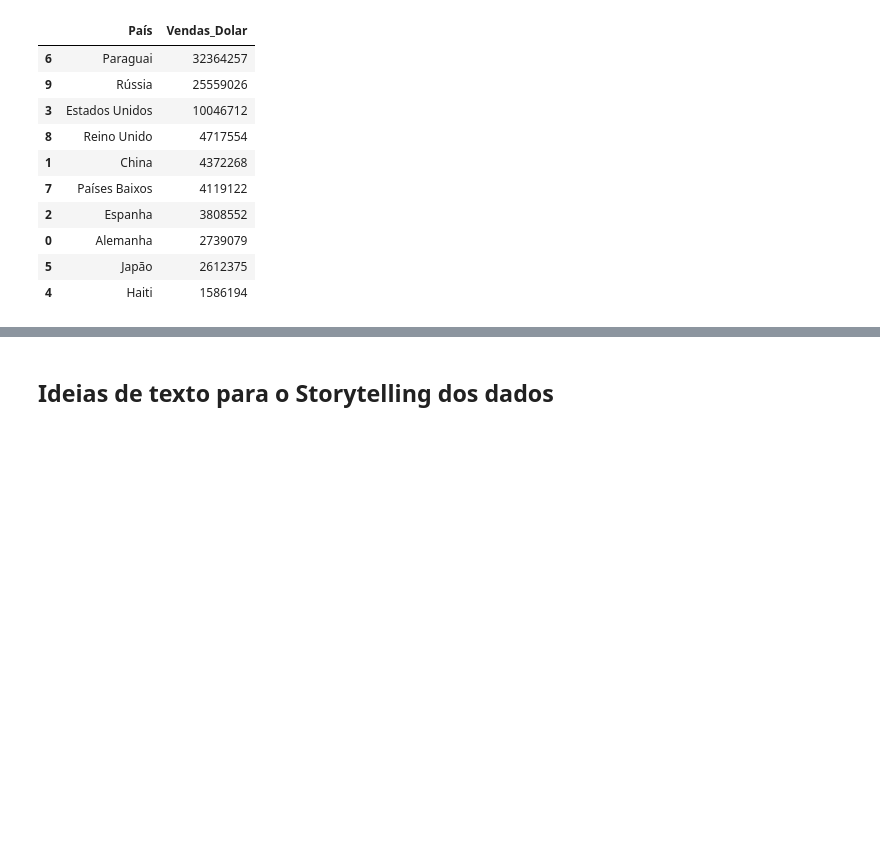
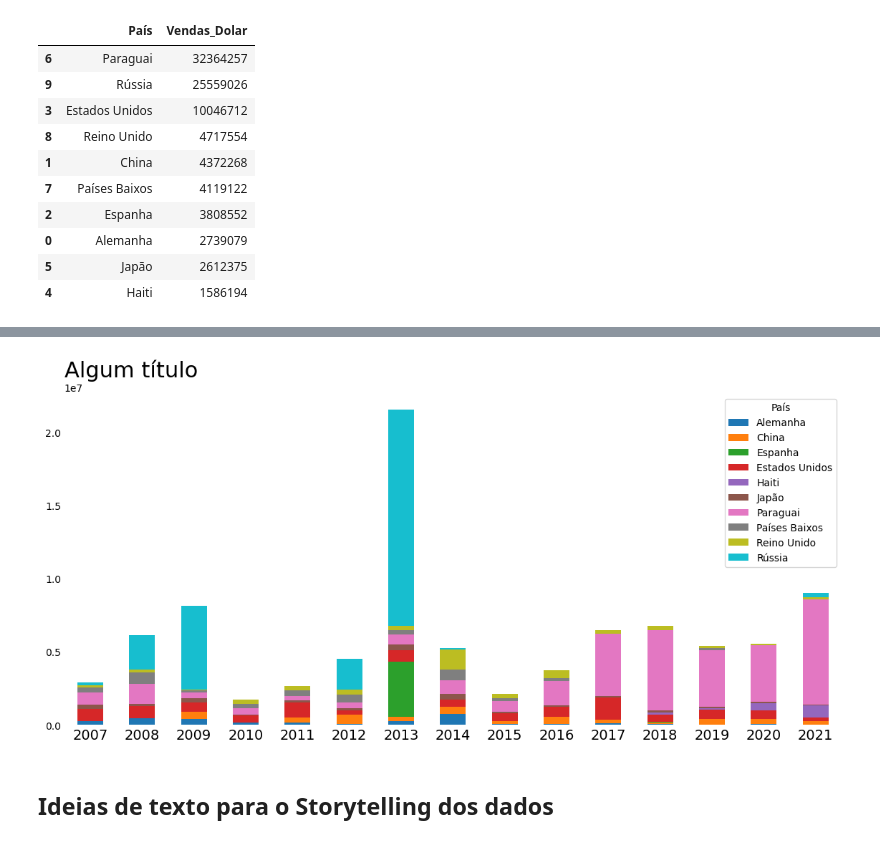
Before and after one commit to afonsosr2/techchallenge-grupo51, a Jupyter notebook: Desafio-vinhos.ipynb, the cells around one changed output, grey strips where cells are left out. Cells and saved outputs as stored; diff of their text form; code cells hidden in the pictures; blank space fills up the shorter version.

```diff
--- a/Desafio-vinhos.ipynb
+++ b/Desafio-vinhos.ipynb
@@ -631,0 +728,3 @@ fig.show()
+# %%
+top10_ano = dados_dolar_anual_paises.query("País == @selecao_pais")
+top10_ano.head(3)
@@ -631,0 +736,6 @@ fig.show()
+# %%
+# Criando uma tabela cruzada (crosstab) com os valores de venda de cada ano por país
+top10_ano_empilhado = pd.crosstab(index = top10_ano.Ano, columns = top10_ano["País"],
+                                  values = top10_ano.Vendas_Dolar, aggfunc = "sum")
+
+top10_ano_empilhado
@@ -632,3 +760,21 @@ fig.show()
+# %%
+# Gerando o gráfico de colunas empilhadas
+ax = top10_ano_empilhado.plot(kind="bar", stacked=True, figsize=(14,6))
+
+# Personalizando o gráfico
+ax.set_title('Algum título', loc='left', fontsize=22)
+ax.set_xlabel('')
+ax.set_ylabel('')
+# ax.set_yticklabels([])
+ax.xaxis.set_tick_params(labelsize=14, rotation = 0)
+ax.set_frame_on(False)
+
+# remover todos os ticks do eixo x e y
+ax.tick_params(axis="both", which ="both", length=0)
+
+plt.show()
+# %% [output]
+[figure, added]
 # %% [markdown]
 ## Ideias de texto para o Storytelling dos dados
 # %% [markdown]
```
Also changed, not shown: parts of 13 cells of this notebook.
